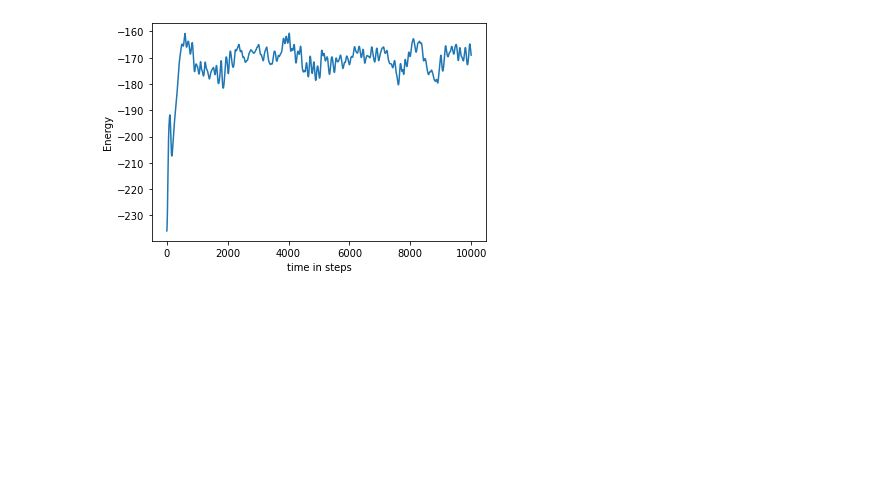
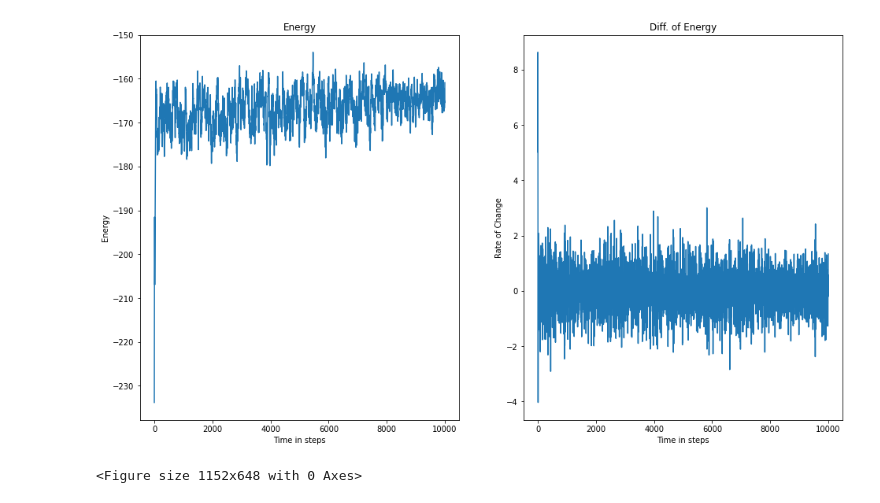
Before and after one commit to cmoser8892/MoleDymCode, a Jupyter notebook: AJupyter/energyVisulizer.ipynb, the cells around one changed output. Saved outputs shown, nothing was run; the diff lists cells and outputs as text; code cells hidden in the pictures; blank space fills up the shorter version.

```diff
--- a/AJupyter/energyVisulizer.ipynb
+++ b/AJupyter/energyVisulizer.ipynb
@@ -1,23 +1,34 @@
 # %%
 import matplotlib.pyplot as plt
+import numpy as np
 
 #open file
 file = open('energy.txt','r')
 
 #read from the file
 text = file.readlines()
-
-
 dataPoints = []
-
 for line in text:
     dataPoints.append(float(line[:-1]))
 
 time = list(range(len(dataPoints)))
+difference = np.diff(dataPoints)
+
 #visulize
+plt.rcParams['figure.figsize'] = [16,9]
+plt.subplot(1,2,1)
 plt.plot(time,dataPoints)
 plt.xlabel("Time in steps")
 plt.ylabel("Energy")
+plt.title("Energy")
+
+plt.subplot(1,2,2)
+plt.plot(time[:-1],difference)
+plt.xlabel("Time in steps")
+plt.ylabel("Rate of Change")
+plt.title("Diff. of Energy")
 plt.show()
+plt.savefig("plot.png")
 # %% [output]
-[figure, old version]
+[figure, new version]
+<Figure size 1152x648 with 0 Axes>
```
Also changed, not shown: 2 other files.
